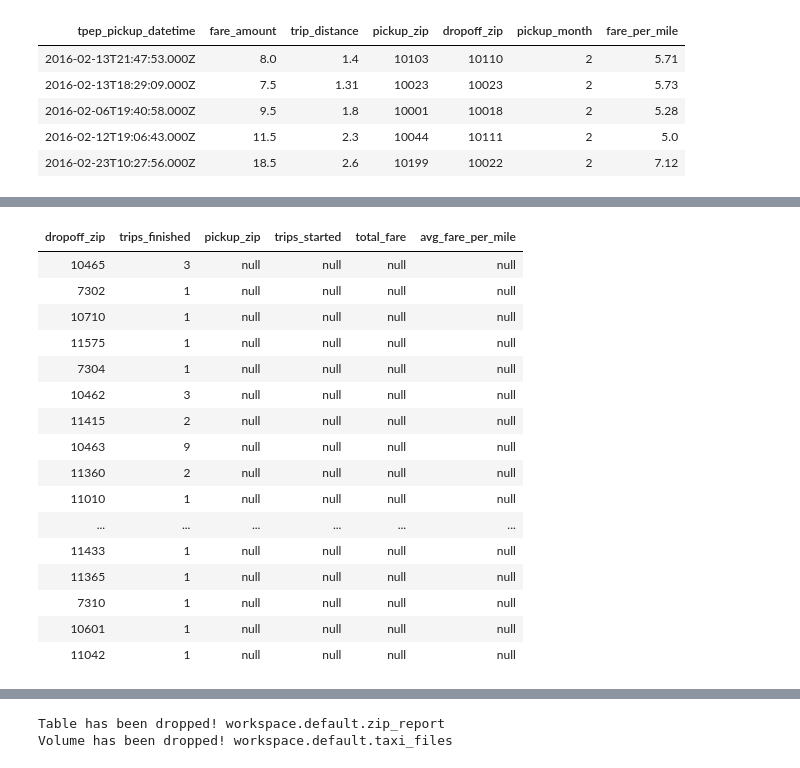
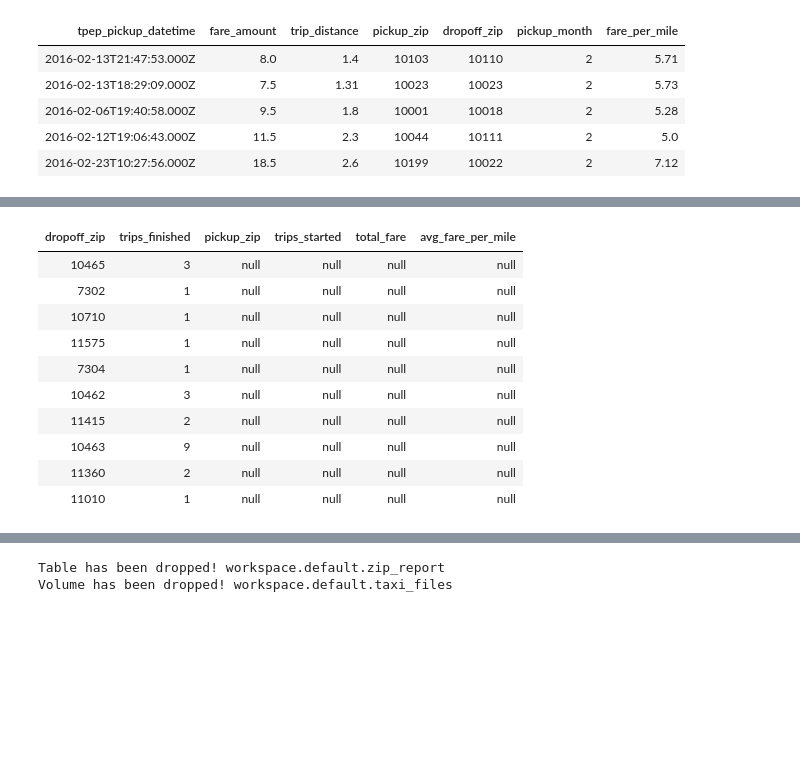
Before and after one commit to IhorDeineha/deineha-data-lab, a Jupyter notebook: practice_14_pyspark/pyspark_zip_report.ipynb, the cells around one changed output, grey strips where cells are left out. Saved outputs shown, nothing was run; the diff lists cells and outputs as text; code cells hidden in the pictures; blank space fills up the shorter version.

```diff
--- a/practice_14_pyspark/pyspark_zip_report.ipynb
+++ b/practice_14_pyspark/pyspark_zip_report.ipynb
@@ -174,34 +156,28 @@ display(zip_joined)
 # %%
 # Завдання 5.2. Індекси без посадок
 
 zips_without_pickups = (
     zip_joined
     .filter(
         F.col("pickup_zip").isNull()
         )
 
 
 )
 
-display(zips_without_pickups)
+display(zips_without_pickups.limit(10))
 # %% [output]
 | dropoff_zip | trips_finished | pickup_zip | trips_started | total_fare | avg_fare_per_mile |
 | 10465 | 3 | null | null | null | null |
 | 7302 | 1 | null | null | null | null |
 | 10710 | 1 | null | null | null | null |
 | 11575 | 1 | null | null | null | null |
 | 7304 | 1 | null | null | null | null |
 | 10462 | 3 | null | null | null | null |
 | 11415 | 2 | null | null | null | null |
 | 10463 | 9 | null | null | null | null |
 | 11360 | 2 | null | null | null | null |
 | 11010 | 1 | null | null | null | null |
-| ... | ... | ... | ... | ... | ... |
-| 11433 | 1 | null | null | null | null |
-| 11365 | 1 | null | null | null | null |
-| 7310 | 1 | null | null | null | null |
-| 10601 | 1 | null | null | null | null |
-| 11042 | 1 | null | null | null | null |
 # %%
 # Завдання 5.3. Підсумковий звіт
 
```
Also changed, not shown: parts of 8 cells of this notebook.
